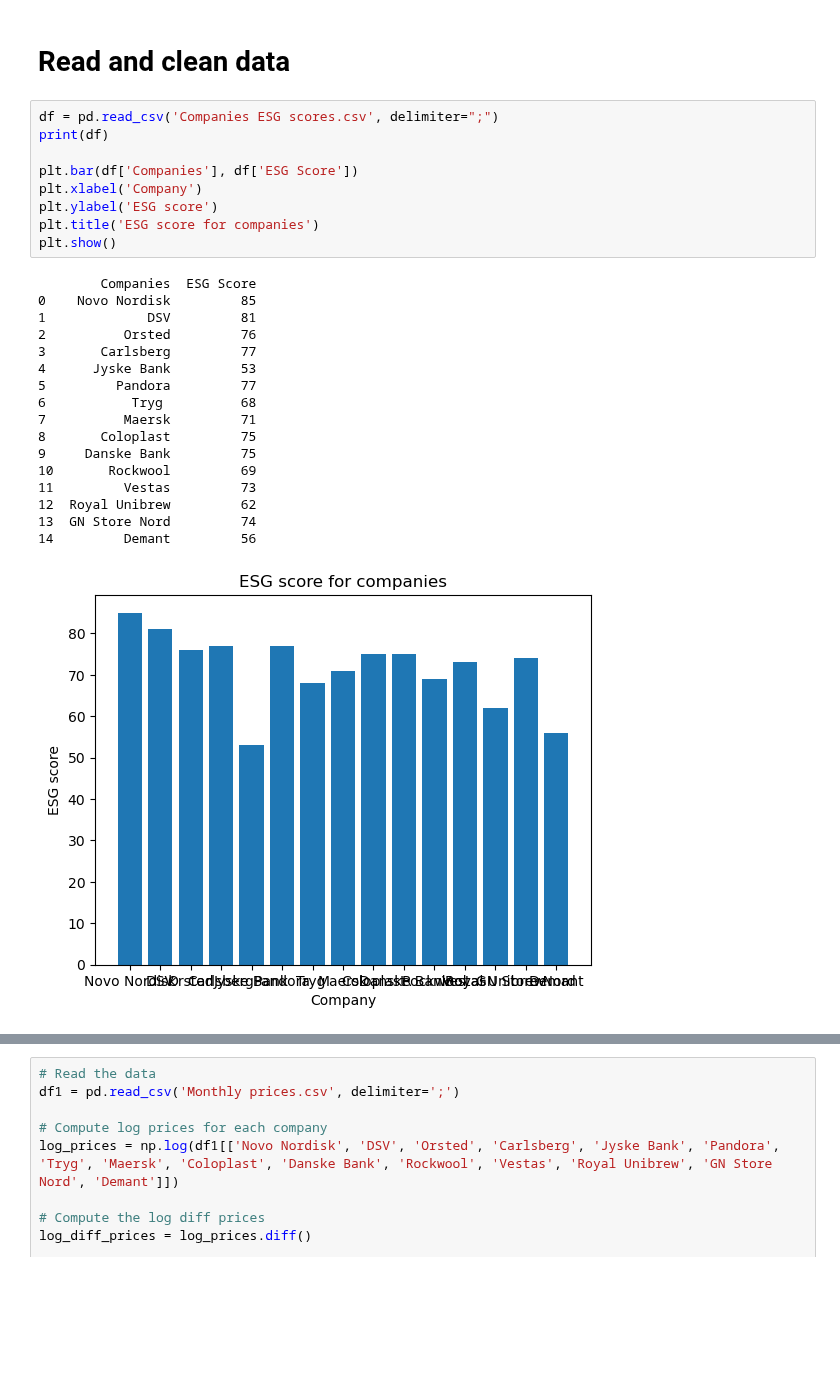
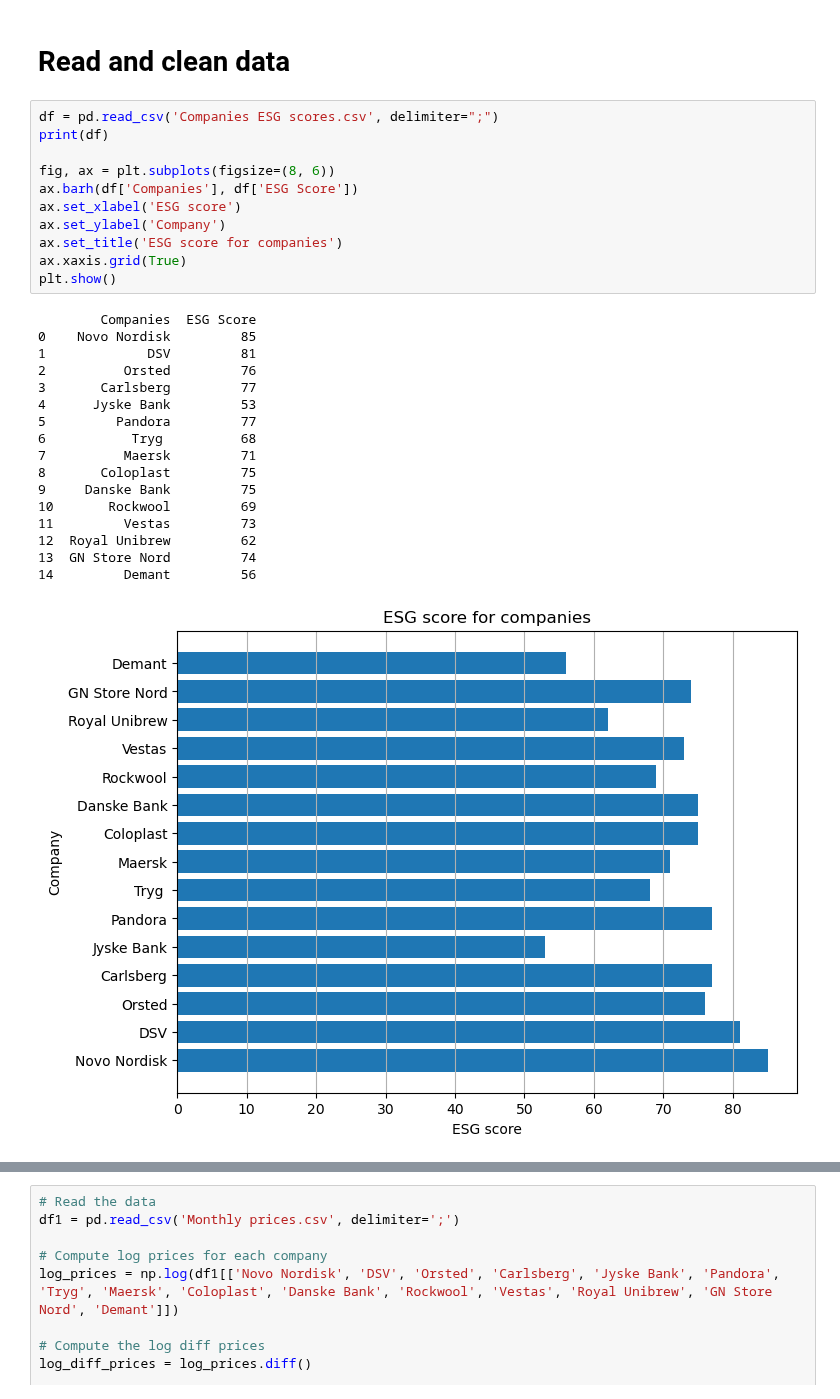
Before and after one commit to NumEconCopenhagen/projects-2023-mmj, a Jupyter notebook: dataproject/dataproject.ipynb, the cells around one changed output, grey strips where cells are left out. Drawn from its saved outputs; the diff is of its cells as text; blank space fills up the shorter version.

Commit message:
nice plots now

```diff
--- a/dataproject/dataproject.ipynb
+++ b/dataproject/dataproject.ipynb
@@ -28,30 +28,32 @@ The autoreload extension is already loaded. To reload it, use:
 # %%
 df = pd.read_csv('Companies ESG scores.csv', delimiter=";")
 print(df)
 
-plt.bar(df['Companies'], df['ESG Score'])
-plt.xlabel('Company')
-plt.ylabel('ESG score')
-plt.title('ESG score for companies')
+fig, ax = plt.subplots(figsize=(8, 6))
+ax.barh(df['Companies'], df['ESG Score'])
+ax.set_xlabel('ESG score')
+ax.set_ylabel('Company')
+ax.set_title('ESG score for companies')
+ax.xaxis.grid(True)
 plt.show()
 # %% [output]
         Companies  ESG Score
 0    Novo Nordisk         85
 1             DSV         81
 2          Orsted         76
 3       Carlsberg         77
 4      Jyske Bank         53
 5         Pandora         77
 6           Tryg          68
 7          Maersk         71
 8       Coloplast         75
 9     Danske Bank         75
 10       Rockwool         69
 11         Vestas         73
 12  Royal Unibrew         62
 13  GN Store Nord         74
 14         Demant         56
-[figure, old version]
+[figure, new version]
 # %%
 import chardet
 
```
Also changed, not shown: parts of 2 cells of this notebook.
